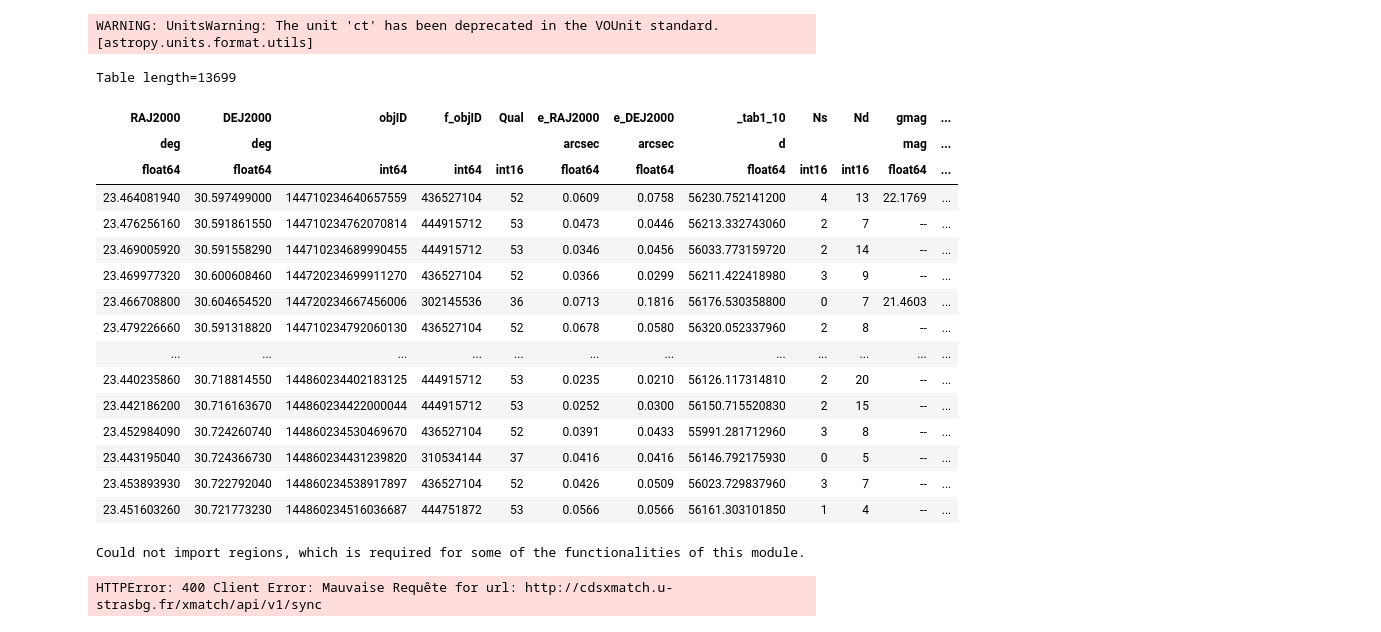
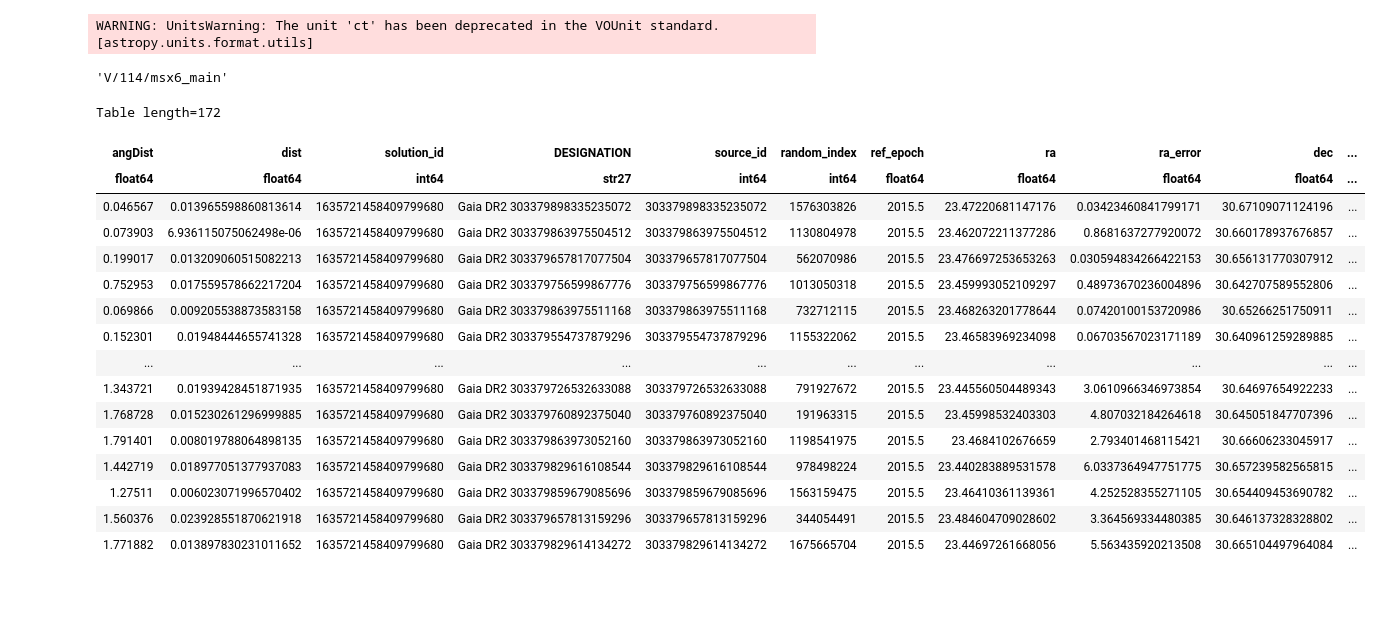
Before and after one commit to AstroTaffer/MEN-681301-OAM, a Jupyter notebook: zwicky1.ipynb, the cells around one changed output. Saved outputs shown, nothing was run; the diff lists cells and outputs as text; code cells hidden in the pictures; blank space fills up the shorter version.

```diff
--- a/zwicky1.ipynb
+++ b/zwicky1.ipynb
@@ -66,29 +86,28 @@ for i in range(len(cat_names)):
 # %% [output]
 WARNING: UnitsWarning: The unit 'ct' has been deprecated in the VOUnit standard. [astropy.units.format.utils]
 # %%
-cats[3]
+cats[1]
 # %% [output]
-Table length=13699
+'V/114/msx6_main'
-| RAJ2000 | DEJ2000 | objID | f_objID | Qual | e_RAJ2000 | e_DEJ2000 | _tab1_10 | Ns | Nd | gmag | ... |
-| deg | deg |  |  |  | arcsec | arcsec | d |  |  | mag | ... |
-| float64 | float64 | int64 | int64 | int16 | float64 | float64 | float64 | int16 | int16 | float64 | ... |
-| 23.464081940 | 30.597499000 | 144710234640657559 | 436527104 | 52 | 0.0609 | 0.0758 | 56230.752141200 | 4 | 13 | 22.1769 | ... |
-| 23.476256160 | 30.591861550 | 144710234762070814 | 444915712 | 53 | 0.0473 | 0.0446 | 56213.332743060 | 2 | 7 | -- | ... |
-| 23.469005920 | 30.591558290 | 144710234689990455 | 444915712 | 53 | 0.0346 | 0.0456 | 56033.773159720 | 2 | 14 | -- | ... |
-| 23.469977320 | 30.600608460 | 144720234699911270 | 436527104 | 52 | 0.0366 | 0.0299 | 56211.422418980 | 3 | 9 | -- | ... |
-| 23.466708800 | 30.604654520 | 144720234667456006 | 302145536 | 36 | 0.0713 | 0.1816 | 56176.530358800 | 0 | 7 | 21.4603 | ... |
-| 23.479226660 | 30.591318820 | 144710234792060130 | 436527104 | 52 | 0.0678 | 0.0580 | 56320.052337960 | 2 | 8 | -- | ... |
-| ... | ... | ... | ... | ... | ... | ... | ... | ... | ... | ... | ... |
-| 23.440235860 | 30.718814550 | 144860234402183125 | 444915712 | 53 | 0.0235 | 0.0210 | 56126.117314810 | 2 | 20 | -- | ... |
-| 23.442186200 | 30.716163670 | 144860234422000044 | 444915712 | 53 | 0.0252 | 0.0300 | 56150.715520830 | 2 | 15 | -- | ... |
-| 23.452984090 | 30.724260740 | 144860234530469670 | 436527104 | 52 | 0.0391 | 0.0433 | 55991.281712960 | 3 | 8 | -- | ... |
-| 23.443195040 | 30.724366730 | 144860234431239820 | 310534144 | 37 | 0.0416 | 0.0416 | 56146.792175930 | 0 | 5 | -- | ... |
-| 23.453893930 | 30.722792040 | 144860234538917897 | 436527104 | 52 | 0.0426 | 0.0509 | 56023.729837960 | 3 | 7 | -- | ... |
-| 23.451603260 | 30.721773230 | 144860234516036687 | 444751872 | 53 | 0.0566 | 0.0566 | 56161.303101850 | 1 | 4 | -- | ... |
 # %%
 from astroquery.xmatch import XMatch
-match1 = XMatch.query(cat1=_100stars, cat2=cats[0], max_distance=2 * u.arcsec, colRA1='ra', colDec1='dec', colRA2='RAJ2000', colDec2='DEJ2000')
+match1 = XMatch.query(cat1=r, cat2=f'vizier:{cats[0]}', max_distance=2 * u.arcsec, colRA1='ra', colDec1='dec')
 match1
 # %% [output]
-Could not import regions, which is required for some of the functionalities of this module.
+Table length=172
-HTTPError: 400 Client Error: Mauvaise Requête for url: http://cdsxmatch.u-strasbg.fr/xmatch/api/v1/sync
+| angDist | dist | solution_id | DESIGNATION | source_id | random_index | ref_epoch | ra | ra_error | dec | ... |
+| float64 | float64 | int64 | str27 | int64 | int64 | float64 | float64 | float64 | float64 | ... |
+| 0.046567 | 0.013965598860813614 | 1635721458409799680 | Gaia DR2 303379898335235072 | 303379898335235072 | 1576303826 | 2015.5 | 23.47220681147176 | 0.03423460841799171 | 30.67109071124196 | ... |
+| 0.073903 | 6.936115075062498e-06 | 1635721458409799680 | Gaia DR2 303379863975504512 | 303379863975504512 | 1130804978 | 2015.5 | 23.462072211377286 | 0.8681637277920072 | 30.660178937676857 | ... |
+| 0.199017 | 0.013209060515082213 | 1635721458409799680 | Gaia DR2 303379657817077504 | 303379657817077504 | 562070986 | 2015.5 | 23.476697253653263 | 0.030594834266422153 | 30.656131770307912 | ... |
+| 0.752953 | 0.017559578662217204 | 1635721458409799680 | Gaia DR2 303379756599867776 | 303379756599867776 | 1013050318 | 2015.5 | 23.459993052109297 | 0.48973670236004896 | 30.642707589552806 | ... |
+| 0.069866 | 0.009205538873583158 | 1635721458409799680 | Gaia DR2 303379863975511168 | 303379863975511168 | 732712115 | 2015.5 | 23.468263201778644 | 0.07420100153720986 | 30.65266251750911 | ... |
+| 0.152301 | 0.01948444655741328 | 1635721458409799680 | Gaia DR2 303379554737879296 | 303379554737879296 | 1155322062 | 2015.5 | 23.46583969234098 | 0.06703567023171189 | 30.640961259289885 | ... |
+| ... | ... | ... | ... | ... | ... | ... | ... | ... | ... | ... |
+| 1.343721 | 0.01939428451871935 | 1635721458409799680 | Gaia DR2 303379726532633088 | 303379726532633088 | 791927672 | 2015.5 | 23.445560504489343 | 3.0610966346973854 | 30.64697654922233 | ... |
+| 1.768728 | 0.015230261296999885 | 1635721458409799680 | Gaia DR2 303379760892375040 | 303379760892375040 | 191963315 | 2015.5 | 23.45998532403303 | 4.807032184264618 | 30.645051847707396 | ... |
+| 1.791401 | 0.008019788064898135 | 1635721458409799680 | Gaia DR2 303379863973052160 | 303379863973052160 | 1198541975 | 2015.5 | 23.4684102676659 | 2.793401468115421 | 30.66606233045917 | ... |
+| 1.442719 | 0.018977051377937083 | 1635721458409799680 | Gaia DR2 303379829616108544 | 303379829616108544 | 978498224 | 2015.5 | 23.440283889531578 | 6.0337364947751775 | 30.657239582565815 | ... |
+| 1.27511 | 0.006023071996570402 | 1635721458409799680 | Gaia DR2 303379859679085696 | 303379859679085696 | 1563159475 | 2015.5 | 23.46410361139361 | 4.252528355271105 | 30.654409453690782 | ... |
+| 1.560376 | 0.023928551870621918 | 1635721458409799680 | Gaia DR2 303379657813159296 | 303379657813159296 | 344054491 | 2015.5 | 23.484604709028602 | 3.364569334480385 | 30.646137328328802 | ... |
+| 1.771882 | 0.013897830231011652 | 1635721458409799680 | Gaia DR2 303379829614134272 | 303379829614134272 | 1675665704 | 2015.5 | 23.44697261668056 | 5.563435920213508 | 30.665104497964084 | ... |
```
Also changed, not shown: parts of 5 cells of this notebook.
